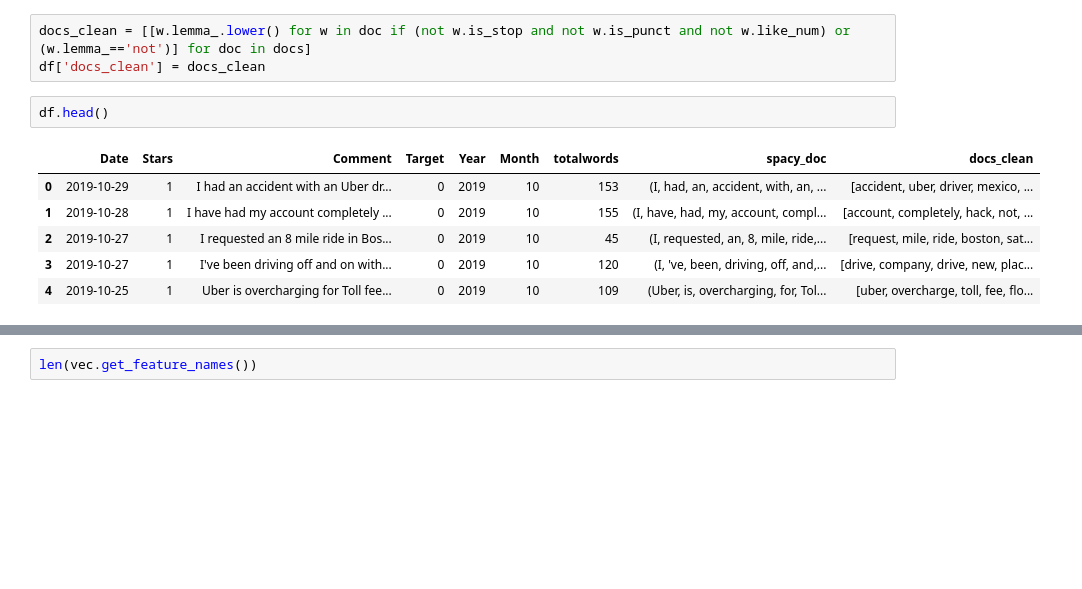
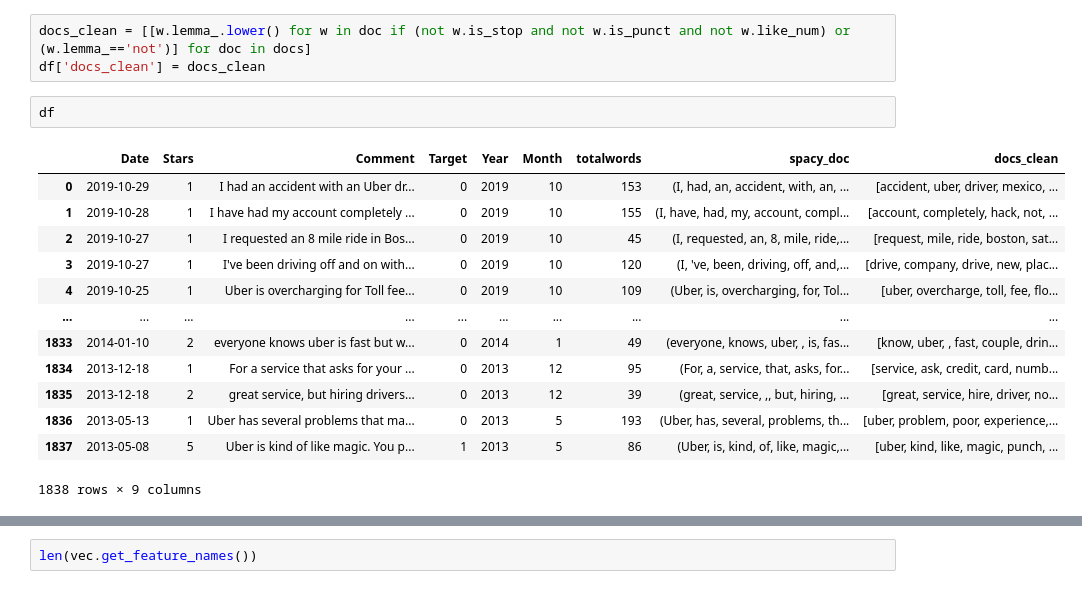
Before and after one commit to bipsita/NLP, a Jupyter notebook: Final Submissions/NewData.ipynb, the cells around one changed output, grey strips where cells are left out. Saved outputs shown, nothing was run; the diff lists cells and outputs as text; blank space fills up the shorter version.

```diff
--- a/Final Submissions/NewData.ipynb
+++ b/Final Submissions/NewData.ipynb
@@ -43,14 +47,21 @@ df['spacy_doc'] = docs
 docs_clean = [[w.lemma_.lower() for w in doc if (not w.is_stop and not w.is_punct and not w.like_num) or (w.lemma_=='not')] for doc in docs]
 df['docs_clean'] = docs_clean
 # %%
-df.head()
+df
 # %% [output]
 |  | Date | Stars | Comment | Target | Year | Month | totalwords | spacy_doc | docs_clean |
 | 0 | 2019-10-29 | 1 | I had an accident with an Uber dr... | 0 | 2019 | 10 | 153 | (I, had, an, accident, with, an, ... | [accident, uber, driver, mexico, ... |
 | 1 | 2019-10-28 | 1 | I have had my account completely ... | 0 | 2019 | 10 | 155 | (I, have, had, my, account, compl... | [account, completely, hack, not, ... |
 | 2 | 2019-10-27 | 1 | I requested an 8 mile ride in Bos... | 0 | 2019 | 10 | 45 | (I, requested, an, 8, mile, ride,... | [request, mile, ride, boston, sat... |
 | 3 | 2019-10-27 | 1 | I've been driving off and on with... | 0 | 2019 | 10 | 120 | (I, 've, been, driving, off, and,... | [drive, company, drive, new, plac... |
 | 4 | 2019-10-25 | 1 | Uber is overcharging for Toll fee... | 0 | 2019 | 10 | 109 | (Uber, is, overcharging, for, Tol... | [uber, overcharge, toll, fee, flo... |
+| ... | ... | ... | ... | ... | ... | ... | ... | ... | ... |
+| 1833 | 2014-01-10 | 2 | everyone knows uber is fast but w... | 0 | 2014 | 1 | 49 | (everyone, knows, uber, , is, fas... | [know, uber, , fast, couple, drin... |
+| 1834 | 2013-12-18 | 1 | For a service that asks for your ... | 0 | 2013 | 12 | 95 | (For, a, service, that, asks, for... | [service, ask, credit, card, numb... |
+| 1835 | 2013-12-18 | 2 | great service, but hiring drivers... | 0 | 2013 | 12 | 39 | (great, service, ,, but, hiring, ... | [great, service, hire, driver, no... |
+| 1836 | 2013-05-13 | 1 | Uber has several problems that ma... | 0 | 2013 | 5 | 193 | (Uber, has, several, problems, th... | [uber, problem, poor, experience,... |
+| 1837 | 2013-05-08 | 5 | Uber is kind of like magic. You p... | 1 | 2013 | 5 | 86 | (Uber, is, kind, of, like, magic,... | [uber, kind, like, magic, punch, ... |
+1838 rows × 9 columns
 # %%
 docs_list_clean = [' '.join(doc) for doc in docs_clean]
 docs_list_clean[:-3]
```
Also changed, not shown: parts of 19 cells of this notebook, 1 other file.
